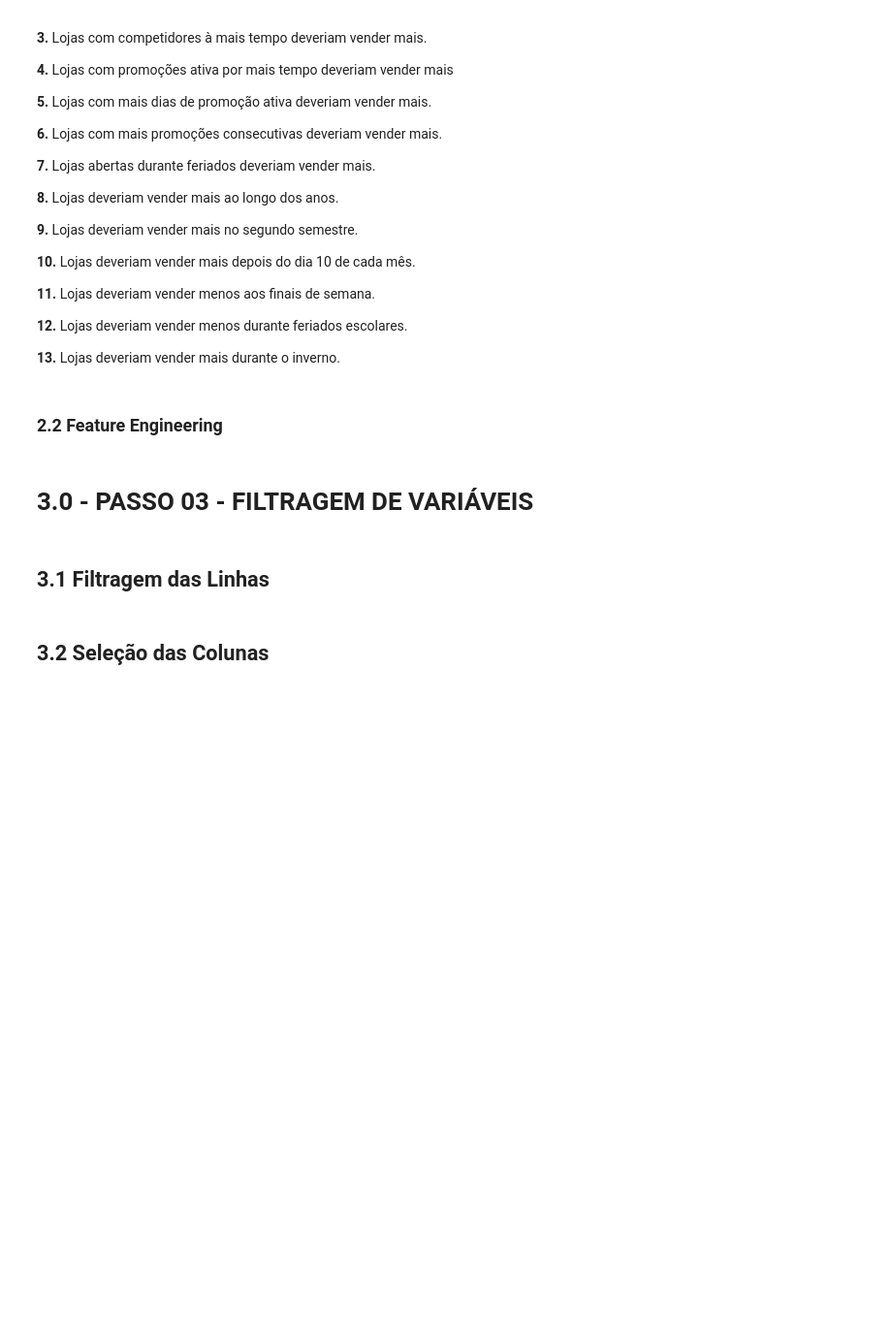
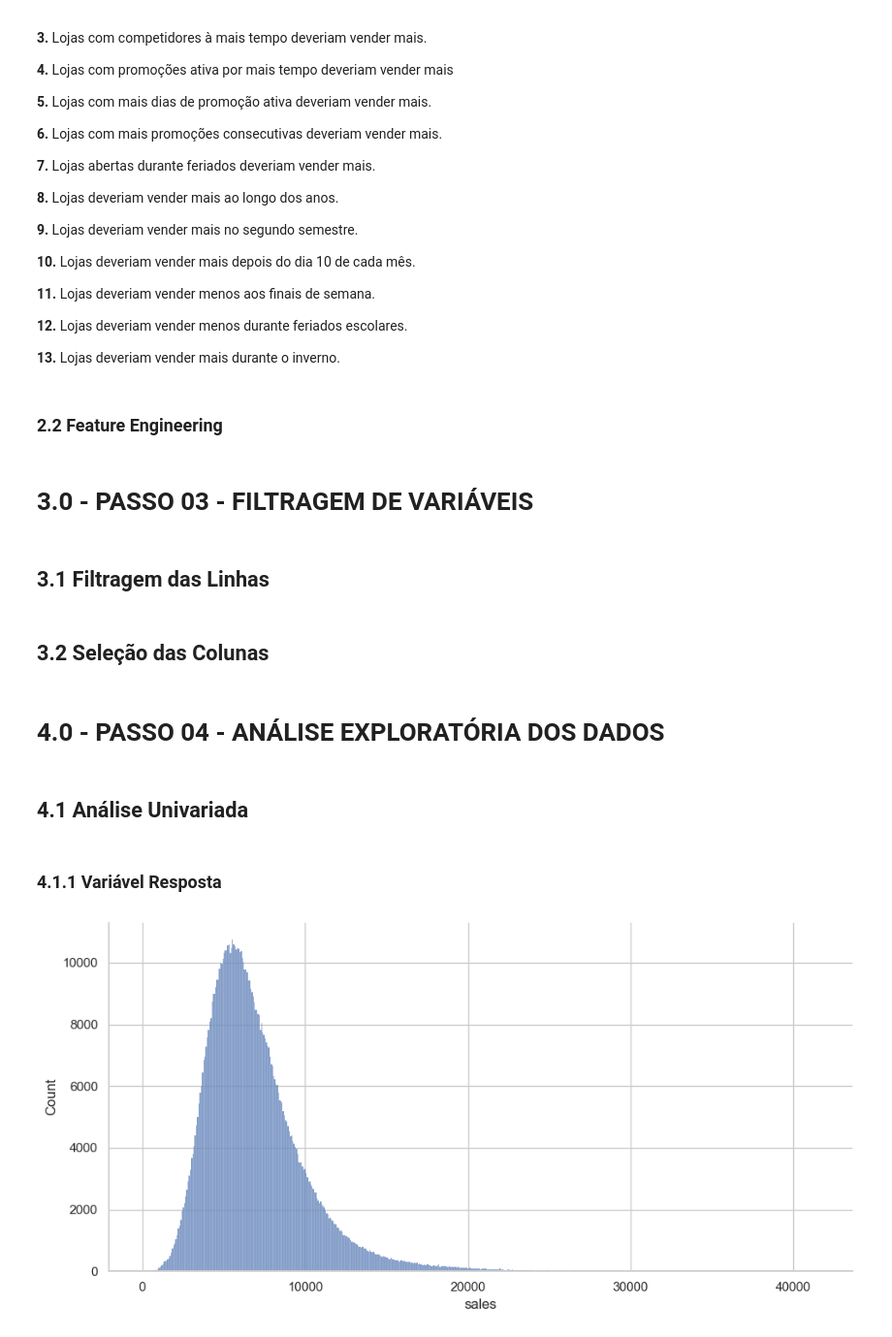
Before and after one commit to alan-csantos/portfolio, a Jupyter notebook: rossmann_store_sales/store_sales_prediction_v01.ipynb, the cells around one changed output. Shown: that part at 97% size. Drawn from its saved outputs; the diff is of its cells as text; code cells hidden in the pictures; blank space fills up the shorter version.

```diff
--- a/rossmann_store_sales/store_sales_prediction_v01.ipynb
+++ b/rossmann_store_sales/store_sales_prediction_v01.ipynb
@@ -390,3 +390,18 @@ df3 = df3[(df3['open'] != 0) & (df3['sales'] > 0)]
 
 cols_drop = ['customers', 'open', 'promo_interval', 'month_map']
 df3 = df3.drop(cols_drop, axis=1)
+# %% [markdown]
+# 4.0 - PASSO 04 - ANÁLISE EXPLORATÓRIA DOS DADOS
+# %%
+df4 = df3.copy()
+
+num_atributes = df4.select_dtypes(include=['int64', 'float64', 'int32'])
+cat_atributes = df4.select_dtypes(exclude=['int64', 'float64', 'int32' , 'datetime64[ns]'])
+# %% [markdown]
+## 4.1 Análise Univariada
+# %% [markdown]
+### 4.1.1 Variável Resposta
+# %%
+sns.displot(df4['sales'], aspect = 2);
+# %% [output]
+[figure, added]
```
Also changed, not shown: parts of 6 cells of this notebook.
